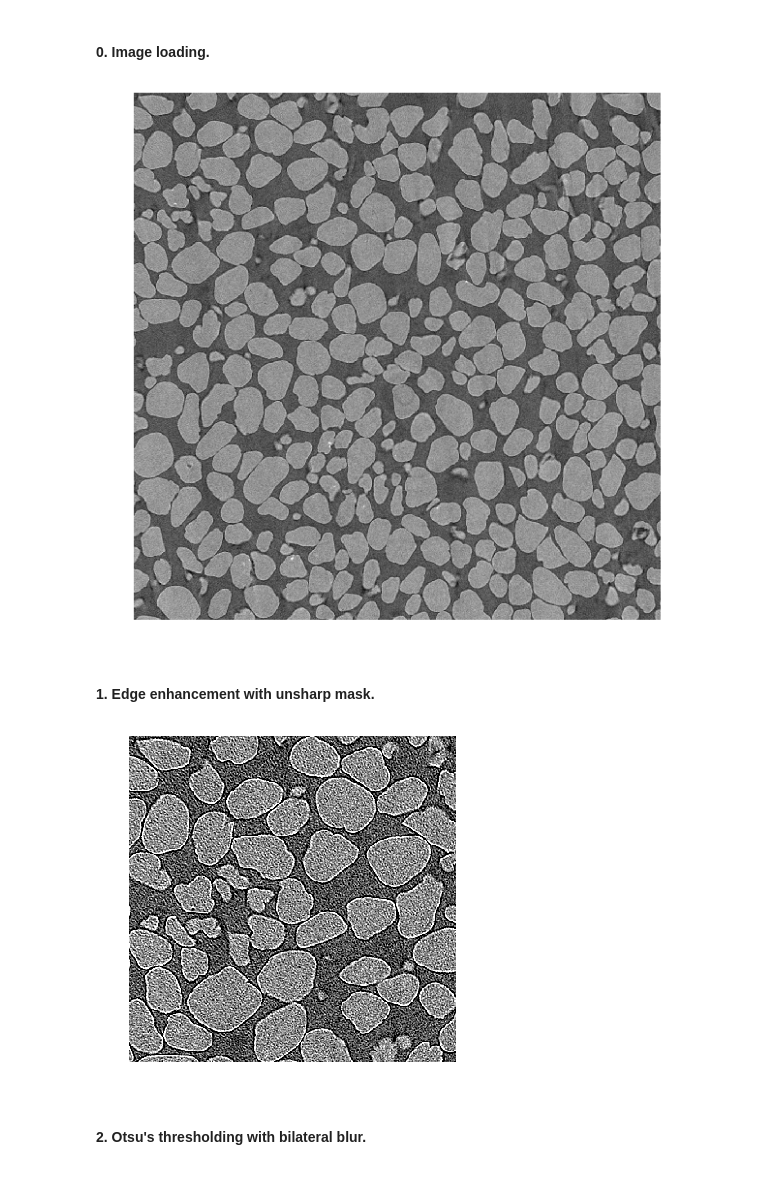
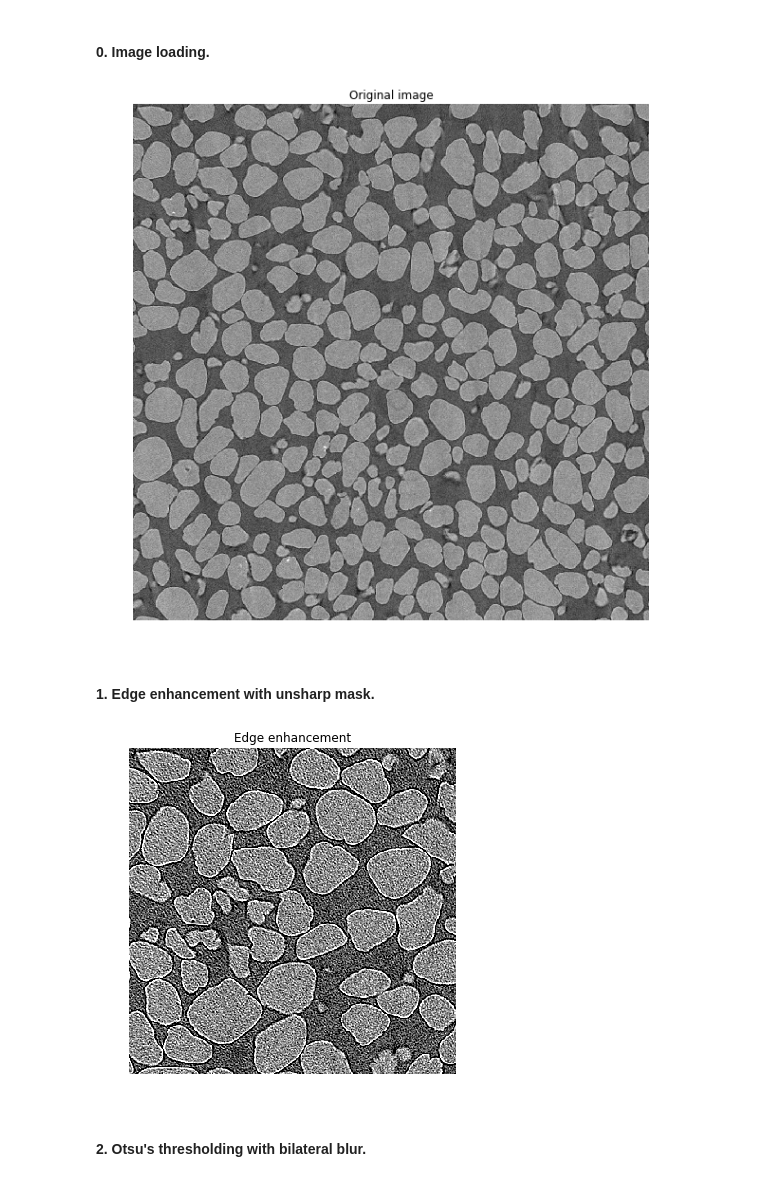
Before and after one commit to alelyya/slb, a Jupyter notebook: v1/v1.ipynb, the cells around one changed output. Cells and saved outputs as stored; diff of their text form; code cells hidden in the pictures.

```diff
--- a/v1/v1.ipynb
+++ b/v1/v1.ipynb
@@ -6,17 +5,19 @@ from skimage.feature import peak_local_max
 # %%
-def show(image, figsize=(6,6)):
+def show(image, title=None, figsize=(6,6)):
     plt.figure(figsize=figsize)
     plt.axis('off')
+    if title:
+        plt.title(title)
     plt.imshow(image, 'gray')
 # %% [markdown]
 #### 0. Image loading.
 # %%
+img = cv.imread('./0.png')
 grayscale = cv.imread('./0.png', 0)
-img = cv.imread('./0.png')
 
-show(img,(10,10))
+show(img, 'Original image', (10,10))
 # %% [output]
-[figure, old version]
+[figure, new version]
 # %% [markdown]
 #### 1. Edge enhancement with unsharp mask.
 # %%
@@ -37,9 +34,9 @@ def unsharp_mask(image, kernel_size=(5,5), sigma=1.0, amount=1.0, threshold=0):
 # %%
 unsharp = unsharp_mask(grayscale, amount=6, threshold=0)
 
-show(unsharp[:400,:400])
+show(unsharp[:400,:400], 'Edge enhancement')
 # %% [output]
-[figure, old version]
+[figure, new version]
 # %% [markdown]
 #### 2. Otsu's thresholding with bilateral blur.
 # %%
```
Also changed, not shown: parts of 13 cells of this notebook, 21 other files.
